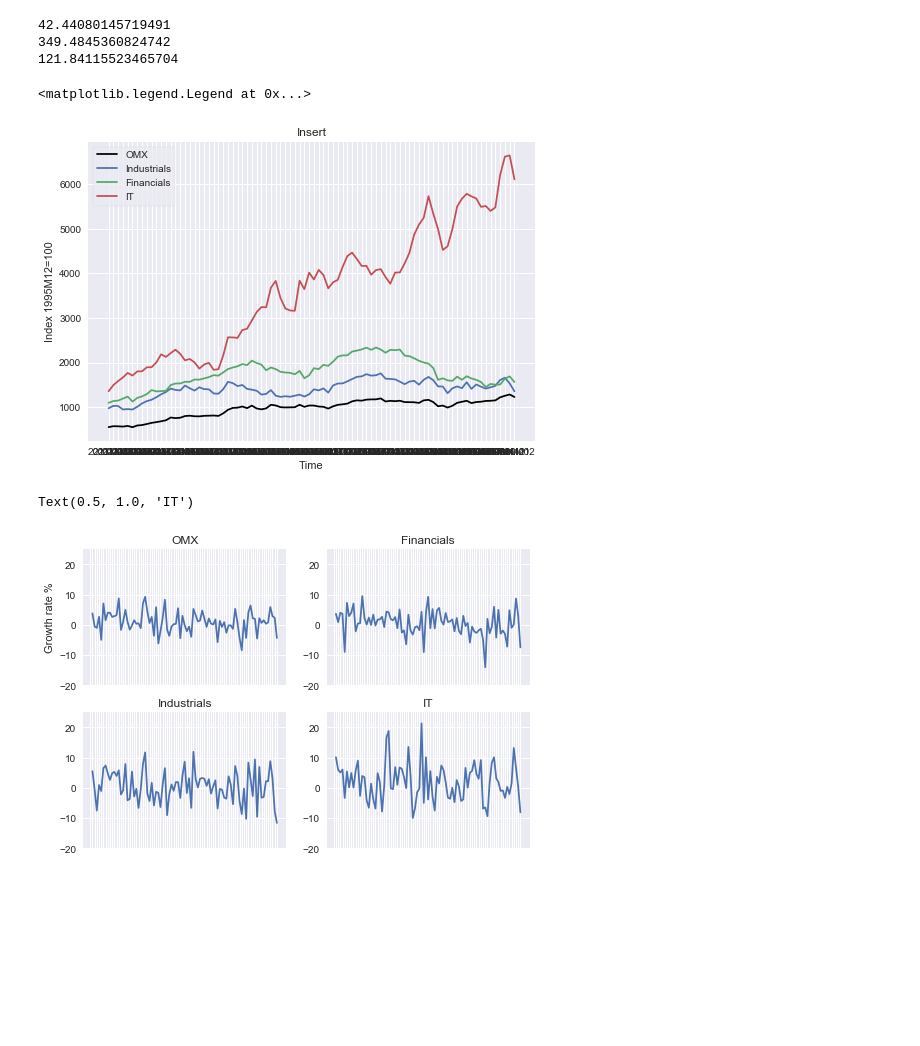
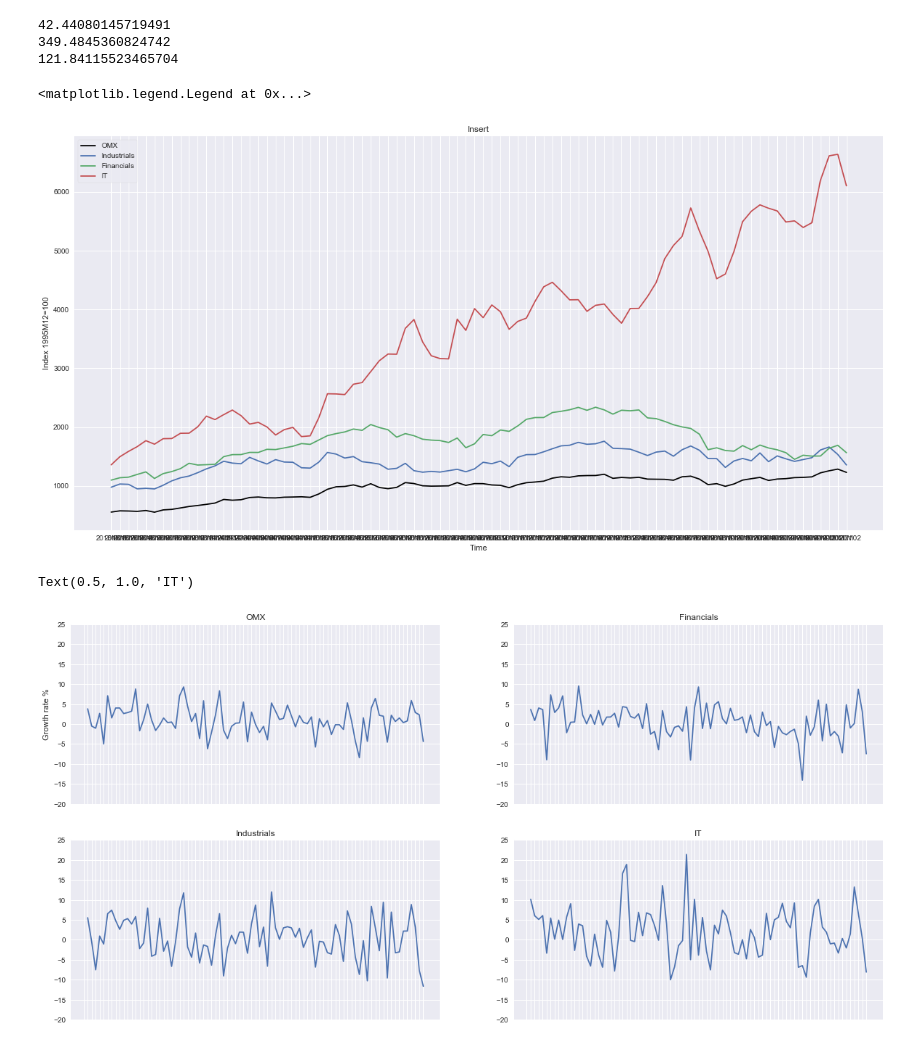
Before and after one commit to Mayland95/projects-2020-aan, a Jupyter notebook: dataproject/GD_Dataproject.ipynb, the cells around one changed output. Saved outputs shown, nothing was run; the diff lists cells and outputs as text; code cells hidden in the pictures; blank space fills up the shorter version.

```diff
--- a/dataproject/GD_Dataproject.ipynb
+++ b/dataproject/GD_Dataproject.ipynb
@@ -82,9 +82,11 @@ res['Financials growth rate'] = ((res['Financials'] - res['Financials'].shift())
 res['IT growth rate'] = ((res['IT'] - res['IT'].shift()) / res['IT'].shift()) * 100
 
 # Calculating the avg. monthly growth rates for each index
+res['Avg. monthly growth rate OMX'] = ((res['OMX']['2020M02'] / res['OMX']['2013M01']) ** (1 / (12*7+2-1)) - 1) * 100
+res['Avg. monthly growth rate Industrials'] = ((res['Industrials']['2020M02'] / res['Industrials']['2013M01']) ** (1 / (12*7+2-1)) - 1) * 100
 res['Avg. monthly growth rate Financials'] = ((res['Financials']['2020M02'] / res['Financials']['2013M01']) ** (1 / (12*7+2-1)) - 1) * 100
 res['Avg. monthly growth rate IT'] = ((res['IT']['2020M02'] / res['IT']['2013M01']) ** (1 / (12*7+2-1)) - 1) * 100
-res['Avg. monthly growth rate OMX'] = ((res['OMX']['2020M02'] / res['OMX']['2013M01']) ** (1 / (12*7+2-1)) - 1) * 100
+
 
 #Investigating the structure
 res.tail(12*7+2) # 7 years of 12 months plus 2 months of 2020
@@ -124,31 +126,35 @@ print(totalgrowthOMX)
 # %%
 # Illustration of data
 
 #Initiate figure
-fig = plt.figure()
+fig = plt.figure(figsize = (20,10))
 ax = fig.add_subplot(1,1,1)
 
 
 ax.plot(res['OMX']['2013M01':], color = 'black', label = 'OMX')
 ax.plot(res['Industrials']['2013M01':], label = 'Industrials')
 ax.plot(res['Financials']['2013M01':], label = 'Financials')
 ax.plot(res['IT']['2013M01':], label = 'IT')
 
 
+#Trying to configure the x-axis, moving every second tick down
+#labels_formatted = [res[:1] if i%2==0 else res[:1]+' '*3 for i,res[:1] in enumerate(res[:1])]
+#ax.set_xticklabels(labels_formatted)
+
 #Formatting the visual presentation
 ax.set_xlabel('Time')
 ax.set_ylabel('Index 1995M12=100')
 ax.set_title('Insert')
 ax.grid(True)
 ax.legend(loc = 'upper left', frameon = True)
 # %% [output]
 <matplotlib.legend.Legend at 0x...>
-[figure, old version]
+[figure, new version]
 # %%
 # Illustration of data
 
 #Initiate figure
-fig, ax = plt.subplots(2,2)
+fig, ax = plt.subplots(2,2, figsize = (20,10))
 
 ax[0,0].plot(res['OMX growth rate']['2013M01':])
 ax[1,0].plot(res['Industrials growth rate']['2013M01':])
@@ -172,4 +178,4 @@ ax[0,1].set_title('Financials')
 ax[1,1].set_title('IT')
 # %% [output]
 Text(0.5, 1.0, 'IT')
-[figure, old version]
+[figure, new version]
```
Also changed, not shown: parts of 1 cell of this notebook.
